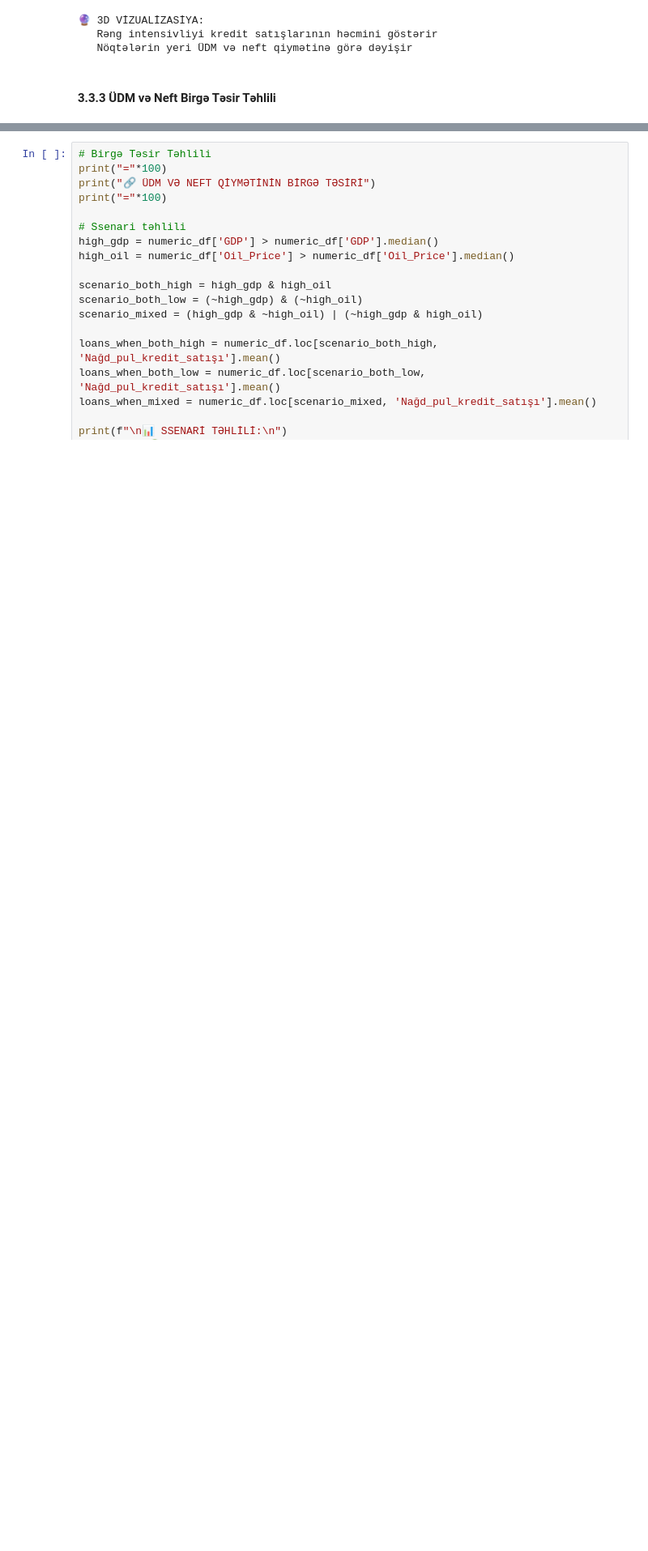
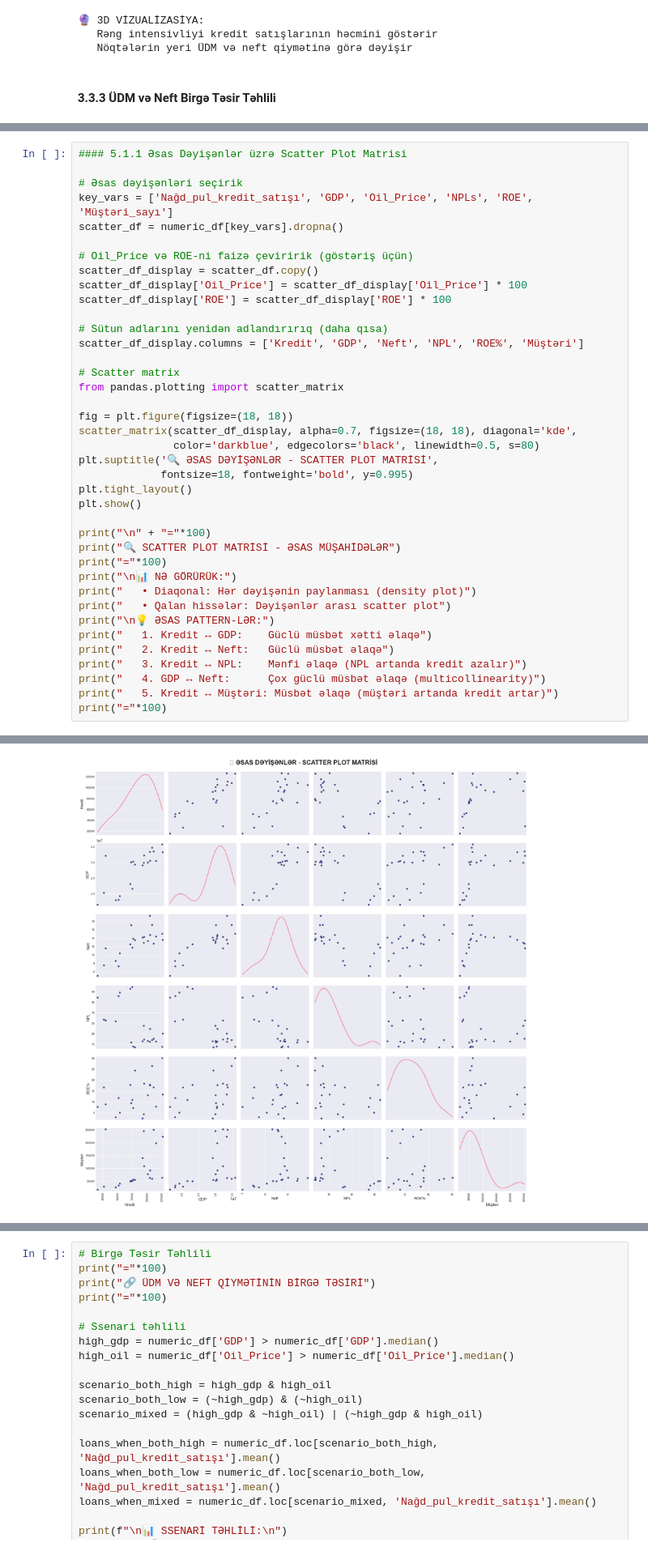
Before and after one commit to science-analyse/loan_sales_prediction, a Jupyter notebook: loan_analysis.ipynb, the cells around one changed output, grey strips where cells are left out. Shown at 81% size. Cells and saved outputs as stored; diff of their text form; blank space fills up the shorter version.

```diff
--- a/loan_analysis.ipynb
+++ b/loan_analysis.ipynb
@@ -946,0 +1205,40 @@ print("   Nöqtələrin yeri ÜDM və neft qiymətinə görə dəyişir")
+# %%
+#### 5.1.1 Əsas Dəyişənlər üzrə Scatter Plot Matrisi
+
+# Əsas dəyişənləri seçirik
+key_vars = ['Nağd_pul_kredit_satışı', 'GDP', 'Oil_Price', 'NPLs', 'ROE', 'Müştəri_sayı']
+scatter_df = numeric_df[key_vars].dropna()
+
+# Oil_Price və ROE-ni faizə çeviririk (göstəriş üçün)
+scatter_df_display = scatter_df.copy()
+scatter_df_display['Oil_Price'] = scatter_df_display['Oil_Price'] * 100
+scatter_df_display['ROE'] = scatter_df_display['ROE'] * 100
+
+# Sütun adlarını yenidən adlandırırıq (daha qısa)
+scatter_df_display.columns = ['Kredit', 'GDP', 'Neft', 'NPL', 'ROE%', 'Müştəri']
+
+# Scatter matrix
+from pandas.plotting import scatter_matrix
+
+fig = plt.figure(figsize=(18, 18))
+scatter_matrix(scatter_df_display, alpha=0.7, figsize=(18, 18), diagonal='kde',
+               color='darkblue', edgecolors='black', linewidth=0.5, s=80)
+plt.suptitle('🔍 ƏSAS DƏYİŞƏNLƏR - SCATTER PLOT MATRİSİ',
+             fontsize=18, fontweight='bold', y=0.995)
+plt.tight_layout()
+plt.show()
+
+print("\n" + "="*100)
+print("🔍 SCATTER PLOT MATRİSİ - ƏSAS MÜŞAHİDƏLƏR")
+print("="*100)
+print("\n📊 NƏ GÖRÜRÜK:")
+print("   • Diaqonal: Hər dəyişənin paylanması (density plot)")
+print("   • Qalan hissələr: Dəyişənlər arası scatter plot")
+print("\n💡 ƏSAS PATTERN-LƏR:")
+print("   1. Kredit ↔ GDP:    Güclü müsbət xətti əlaqə")
+print("   2. Kredit ↔ Neft:   Güclü müsbət əlaqə")
+print("   3. Kredit ↔ NPL:    Mənfi əlaqə (NPL artanda kredit azalır)")
+print("   4. GDP ↔ Neft:      Çox güclü müsbət əlaqə (multicollinearity)")
+print("   5. Kredit ↔ Müştəri: Müsbət əlaqə (müştəri artanda kredit artar)")
+print("="*100)
+# %% [output]
@@ -946,0 +1246 @@ print("   Nöqtələrin yeri ÜDM və neft qiymətinə görə dəyişir")
+[figure, added]
```
Also changed, not shown: parts of 13 cells of this notebook.
